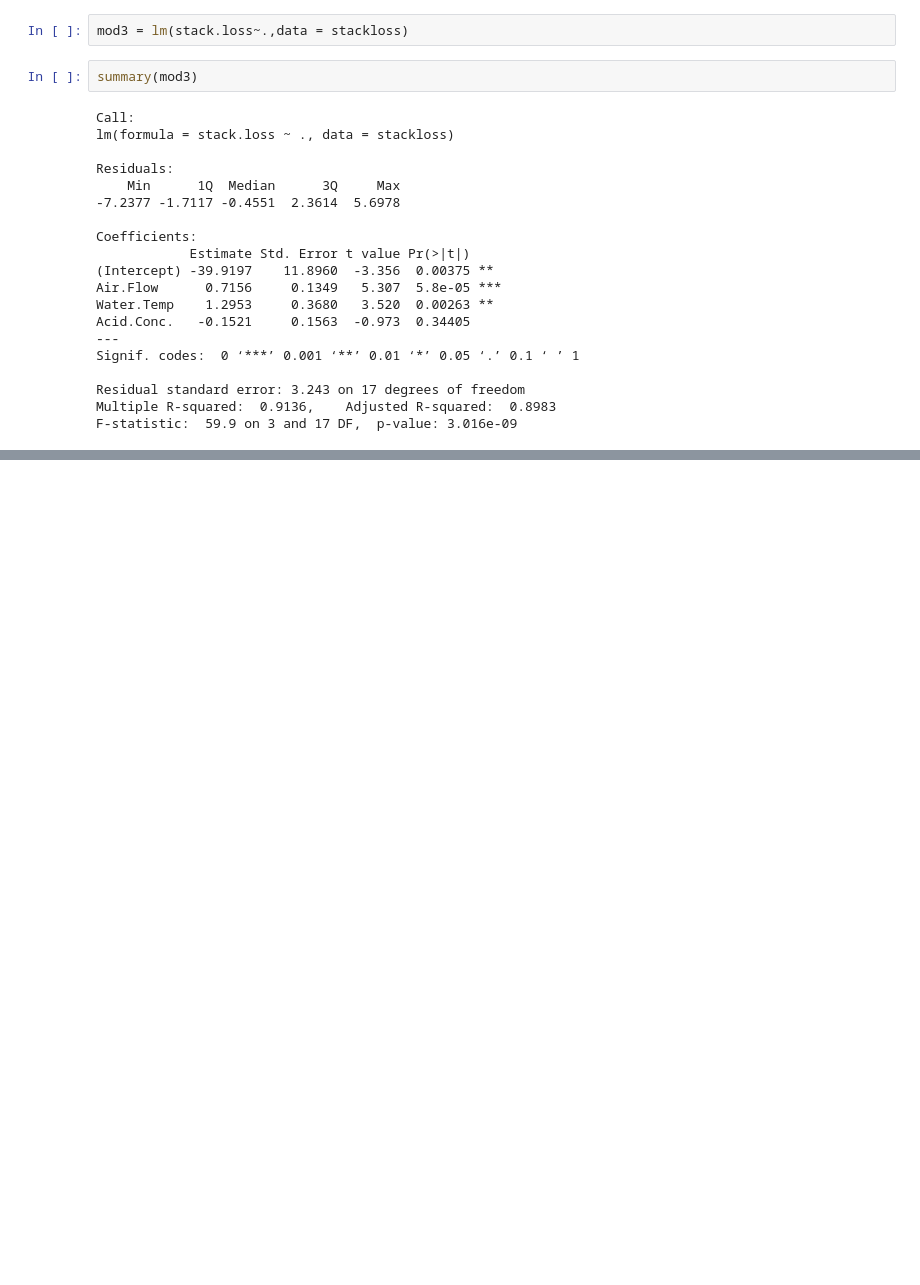
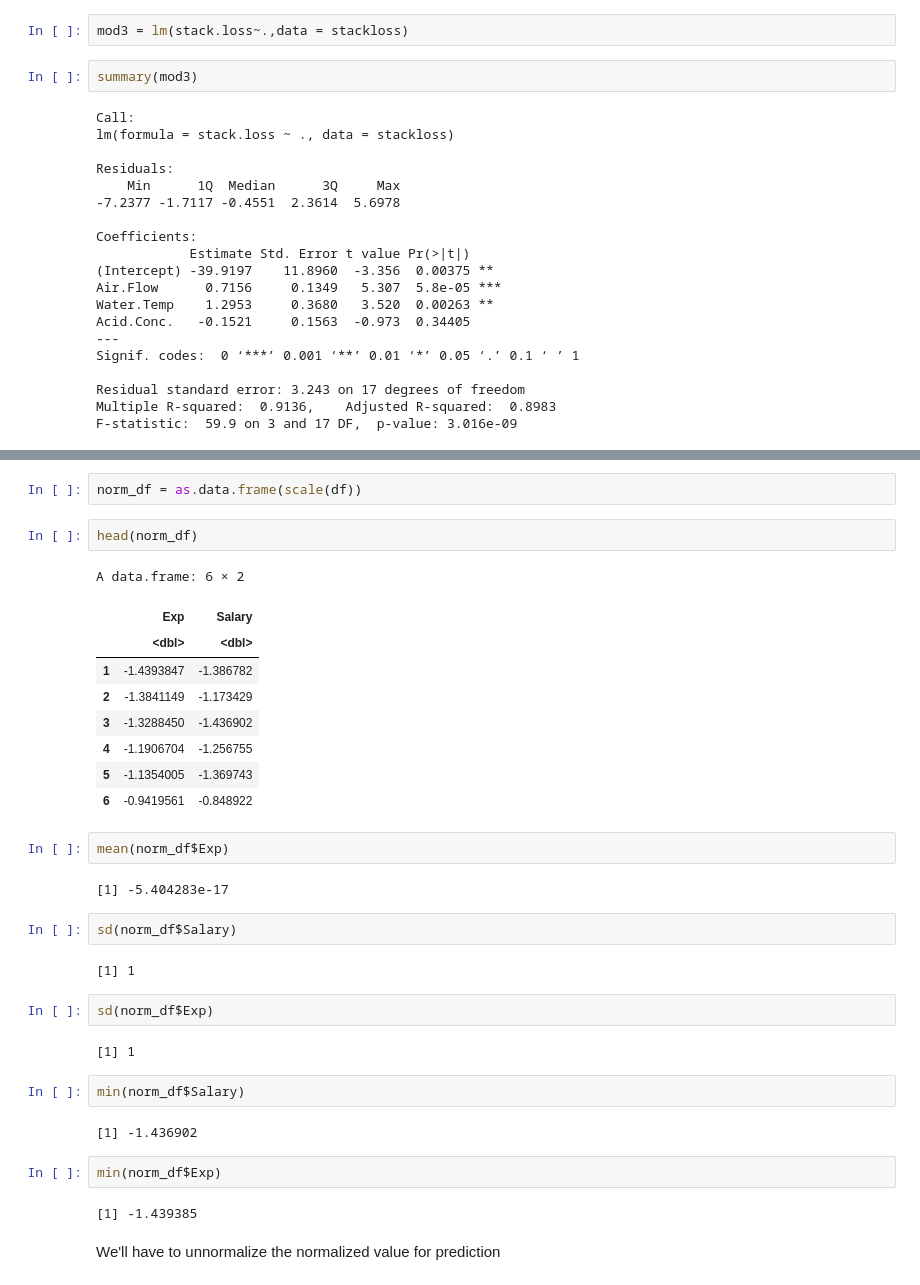
Before and after one commit to EshaanJoshiSDBI/Notes, a Jupyter notebook: Sem3/Time series Analysis/lr(R).ipynb, the cells around one changed output, grey strips where cells are left out. Saved outputs shown, nothing was run; the diff lists cells and outputs as text; blank space fills up the shorter version.

```diff
--- a/Sem3/Time series Analysis/lr(R).ipynb
+++ b/Sem3/Time series Analysis/lr(R).ipynb
@@ -159,0 +212,36 @@ F-statistic:  59.9 on 3 and 17 DF,  p-value: 3.016e-09
+# %%
+norm_df = as.data.frame(scale(df))
+# %%
+head(norm_df)
+# %% [output]
+A data.frame: 6 × 2
+|  | Exp | Salary |
+|  | <dbl> | <dbl> |
+| 1 | -1.4393847 | -1.386782 |
+| 2 | -1.3841149 | -1.173429 |
+| 3 | -1.3288450 | -1.436902 |
+| 4 | -1.1906704 | -1.256755 |
+| 5 | -1.1354005 | -1.369743 |
+| 6 | -0.9419561 | -0.848922 |
+# %%
+mean(norm_df$Exp)
+# %% [output]
+[1] -5.404283e-17
+# %%
+sd(norm_df$Salary)
+# %% [output]
+[1] 1
+# %%
+sd(norm_df$Exp)
+# %% [output]
+[1] 1
+# %%
+min(norm_df$Salary)
+# %% [output]
+[1] -1.436902
+# %%
+min(norm_df$Exp)
+# %% [output]
+[1] -1.439385
+# %% [markdown]
+We'll have to unnormalize the normalized value for prediction
```
Also changed, not shown: parts of 35 cells of this notebook.
